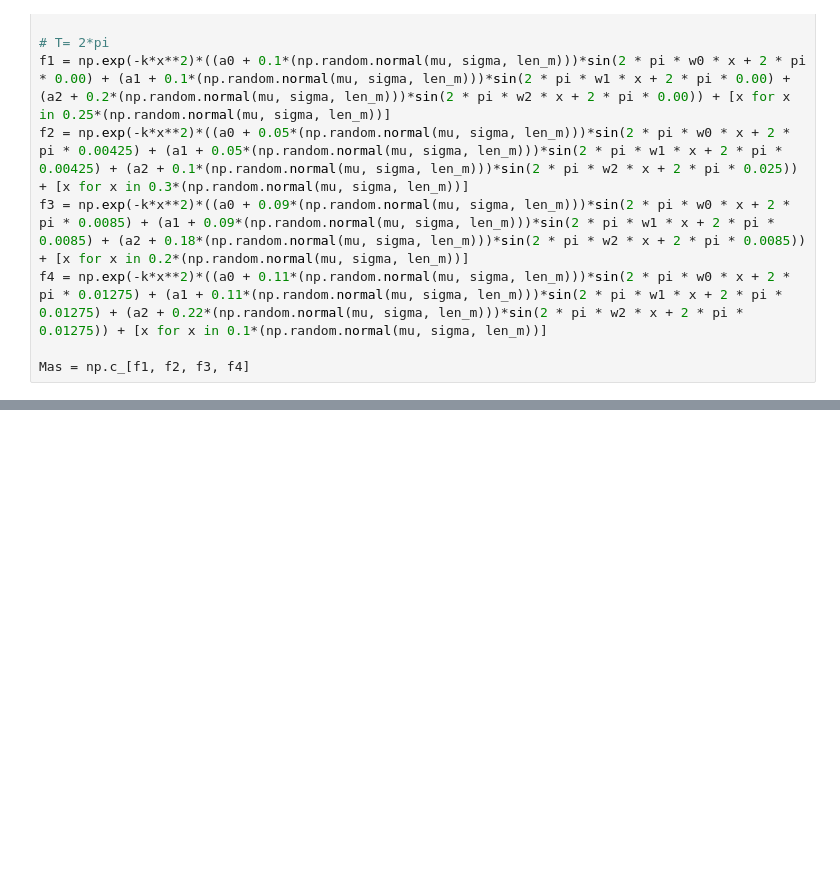
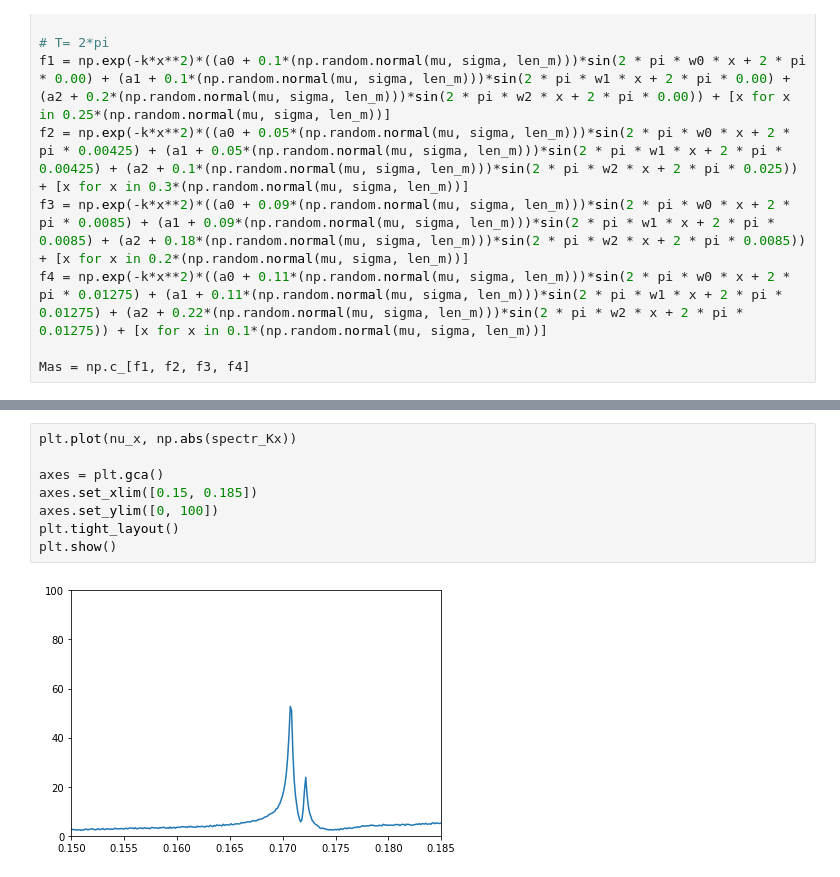
Before and after one commit to Snake9889/Tests, a Jupyter notebook: Kalman_sig.ipynb, the cells around one changed output, grey strips where cells are left out. Saved outputs shown, nothing was run; the diff lists cells and outputs as text; blank space fills up the shorter version.

```diff
--- a/Kalman_sig.ipynb
+++ b/Kalman_sig.ipynb
@@ -110,0 +166,10 @@ print(nu[np.argmax(np.abs(spectrK), axis=0)])
+# %%
+plt.plot(nu_x, np.abs(spectr_Kx))
+
+axes = plt.gca()
+axes.set_xlim([0.15, 0.185])
+axes.set_ylim([0, 100])
+plt.tight_layout()
+plt.show()
+# %% [output]
+[figure, added]
```
Also changed, not shown: parts of 9 cells of this notebook.
